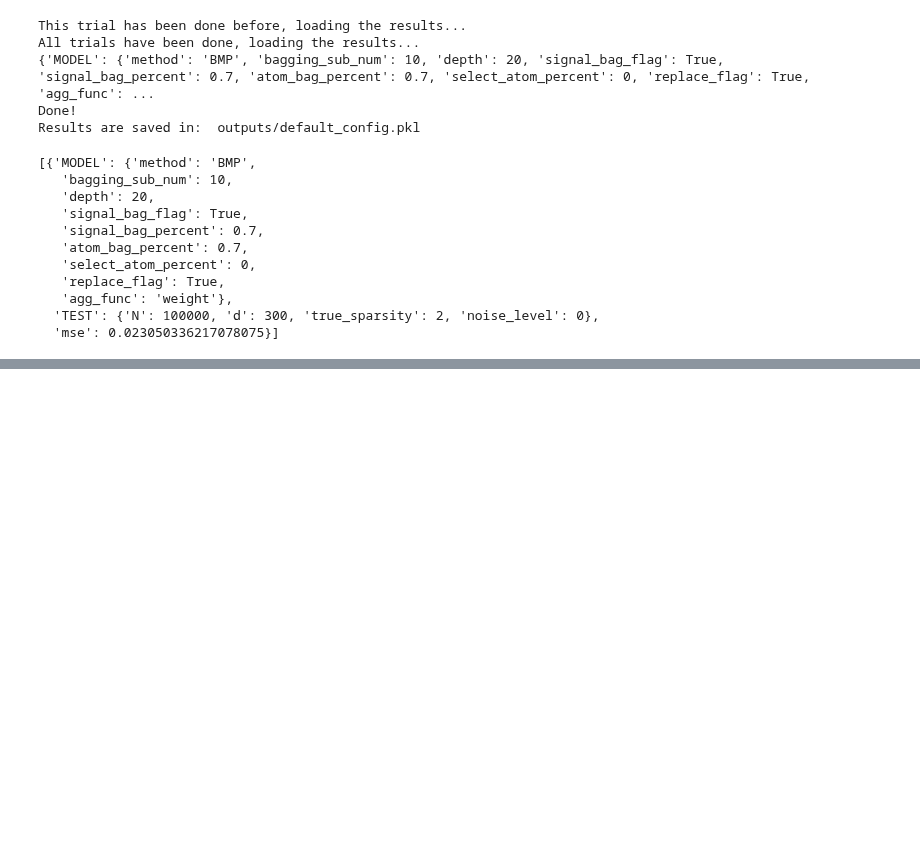
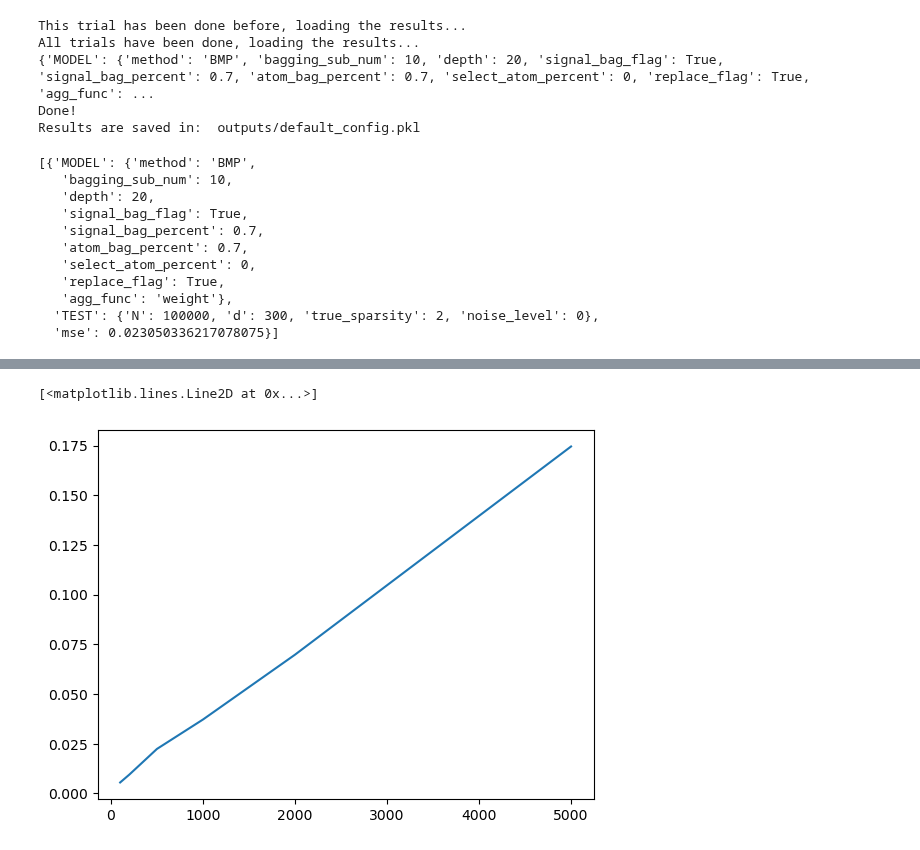
Before and after one commit to sleepysunny311/Projection_Pursuit_Summer, a Jupyter notebook: task2/test_sty.ipynb, the cells around one changed output, grey strips where cells are left out. Saved outputs shown, nothing was run; the diff lists cells and outputs as text; code cells hidden in the pictures; blank space fills up the shorter version.

```diff
--- a/task2/test_sty.ipynb
+++ b/task2/test_sty.ipynb
@@ -60,0 +117,20 @@ performance_res
+# %%
+N = 2000
+d = 1000
+m = 300
+noise_scale = 0.1
+
+d_lst = [100, 200, 500, 1000, 2000, 5000]
+time_list = []
+
+for d_tmp in d_lst:
+    start = time.time()
+    Data_Generator = GaussianDataGenerator(dictionary_length=N, dictionary_dimensions=d_tmp, indice_number=m, noise_level=noise_scale, random_seed=0)
+    y, dictionary, indices, coefficients, y_perturbed = Data_Generator.shuffle()
+    end = time.time()
+    time_list.append(end - start)
+
+plt.plot(d_lst, time_list)
+# %% [output]
+[<matplotlib.lines.Line2D at 0x...>]
+[figure, added]
```
Also changed, not shown: parts of 5 cells of this notebook, 1 other file.
